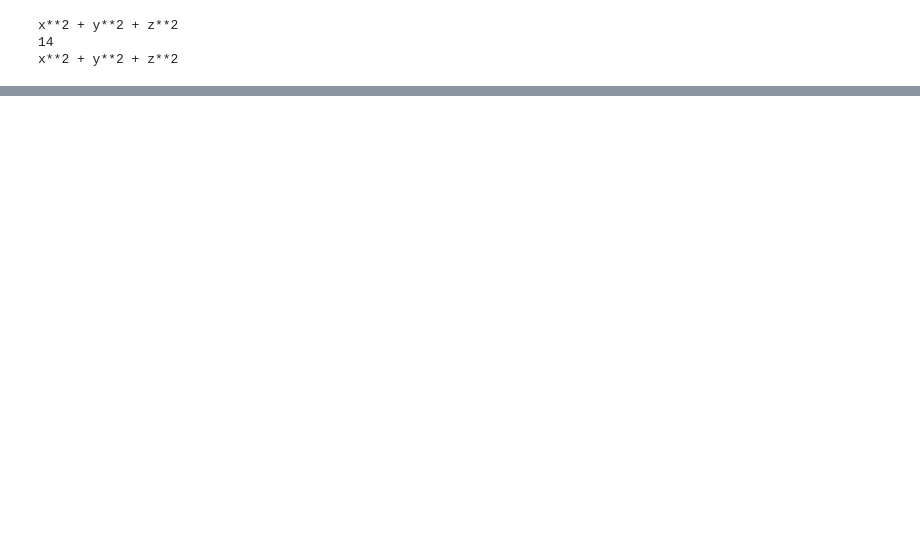
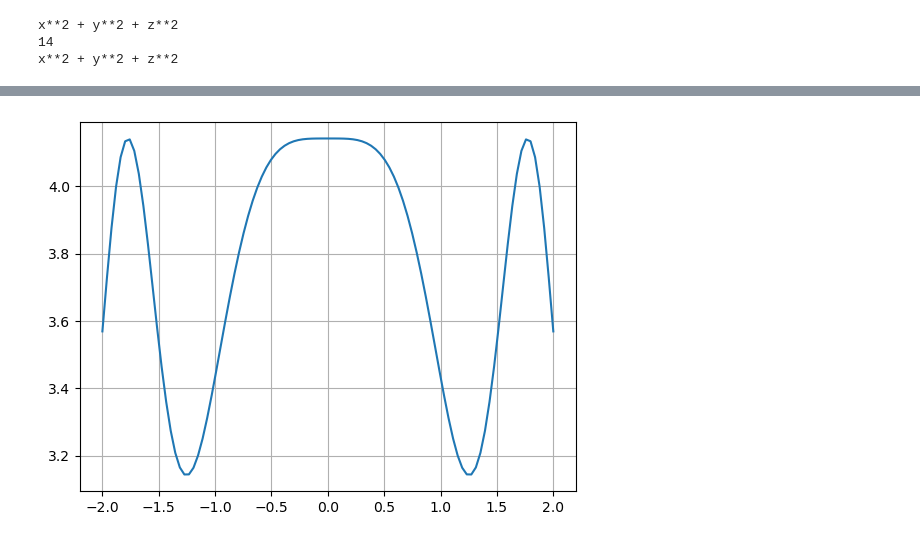
Before and after one commit to matansharon/Calculas, a Jupyter notebook: Section4.ipynb, the cells around one changed output, grey strips where cells are left out. Drawn from its saved outputs; the diff is of its cells as text; code cells hidden in the pictures; blank space fills up the shorter version.

```diff
--- a/Section4.ipynb
+++ b/Section4.ipynb
@@ -61,0 +79,16 @@ print(limit_val)
+# %%
+import sympy as sp
+import numpy as np
+import matplotlib.pyplot as plt
+def f(x):
+    return np.cos(x**2)**2+np.pi
+dim=2
+xx=np.linspace(-dim,dim,100)
+yy=[f(x) for x in xx]
+plt.plot(xx,yy)
+plt.grid()
+
+
+plt.show()
+# %% [output]
+[figure, added]
```
Also changed, not shown: parts of 1 cell of this notebook.
